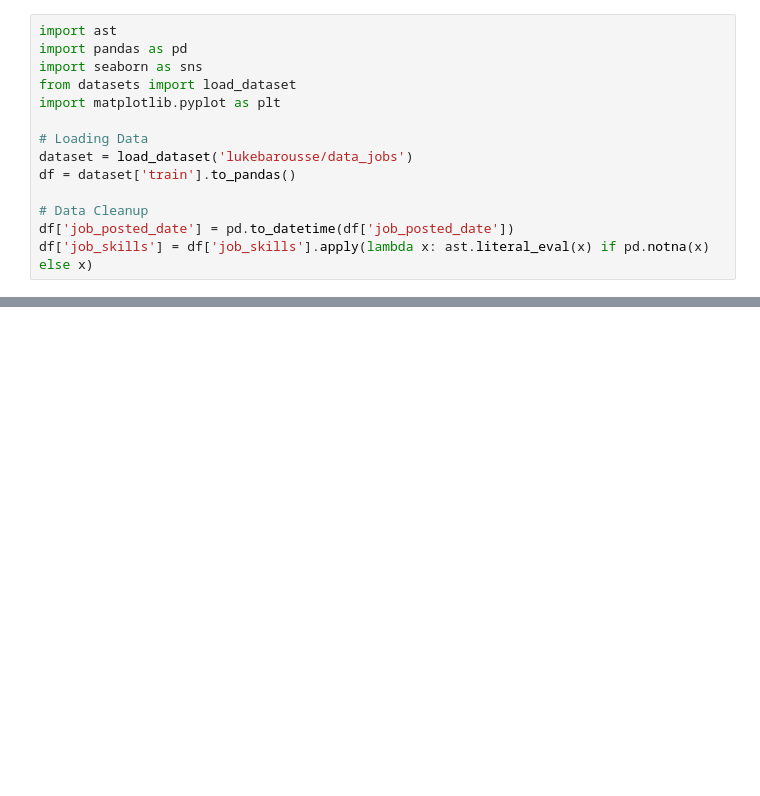
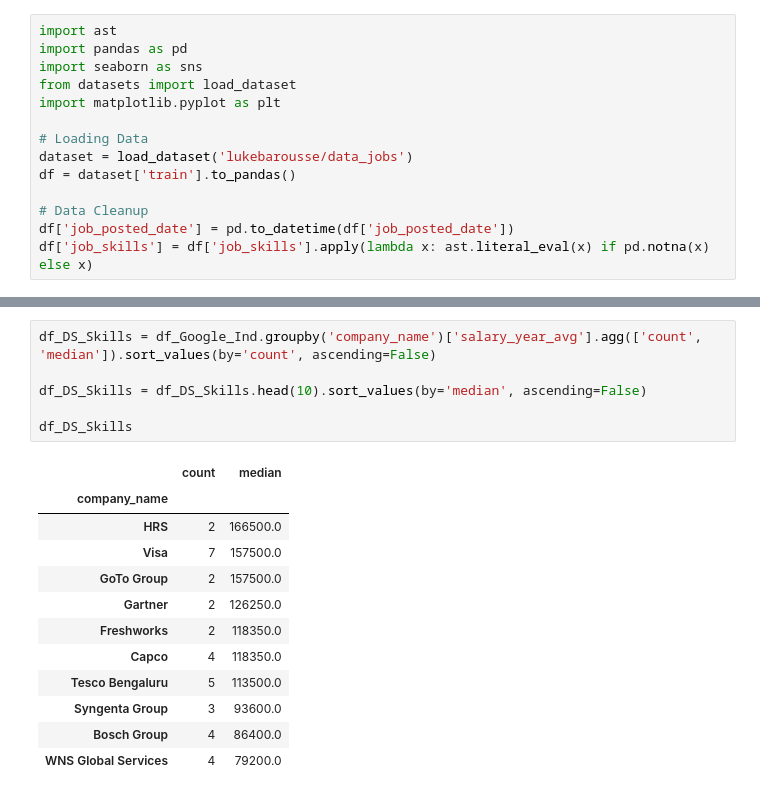
Before and after one commit to Pushkar-Taneja/Data-science-course, a Jupyter notebook: Project.ipynb/Job_Analysis_India.ipynb, the cells around one changed output, grey strips where cells are left out. Cells and saved outputs as stored; diff of their text form; blank space fills up the shorter version.

```diff
--- a/Project.ipynb/Job_Analysis_India.ipynb
+++ b/Project.ipynb/Job_Analysis_India.ipynb
@@ -40,3 +55,22 @@ df_Google_Ind_pay = df_Google_Ind['salary_year_avg']
+# %%
+df_DS_Skills = df_Google_Ind.groupby('company_name')['salary_year_avg'].agg(['count', 'median']).sort_values(by='count', ascending=False)
+
+df_DS_Skills = df_DS_Skills.head(10).sort_values(by='median', ascending=False)
+
+df_DS_Skills
+# %% [output]
+|  | count | median |
+| company_name |  |  |
+| HRS | 2 | 166500.0 |
+| Visa | 7 | 157500.0 |
+| GoTo Group | 2 | 157500.0 |
+| Gartner | 2 | 126250.0 |
+| Freshworks | 2 | 118350.0 |
+| Capco | 4 | 118350.0 |
+| Tesco Bengaluru | 5 | 113500.0 |
+| Syngenta Group | 3 | 93600.0 |
+| Bosch Group | 4 | 86400.0 |
+| WNS Global Services | 4 | 79200.0 |
 # %%
 fig, ax = plt.subplots(2, 1)
 
```
Also changed, not shown: parts of 5 cells of this notebook, 1 other file.
